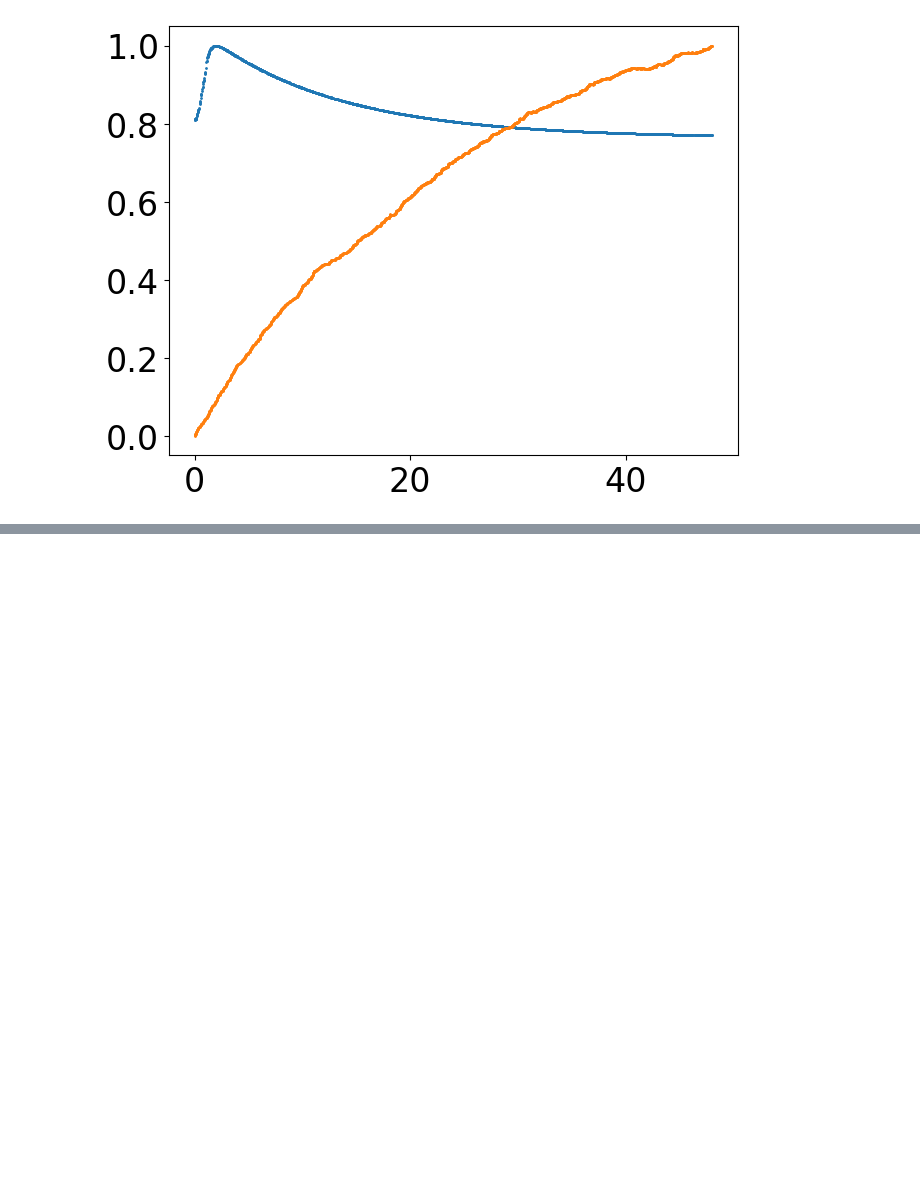
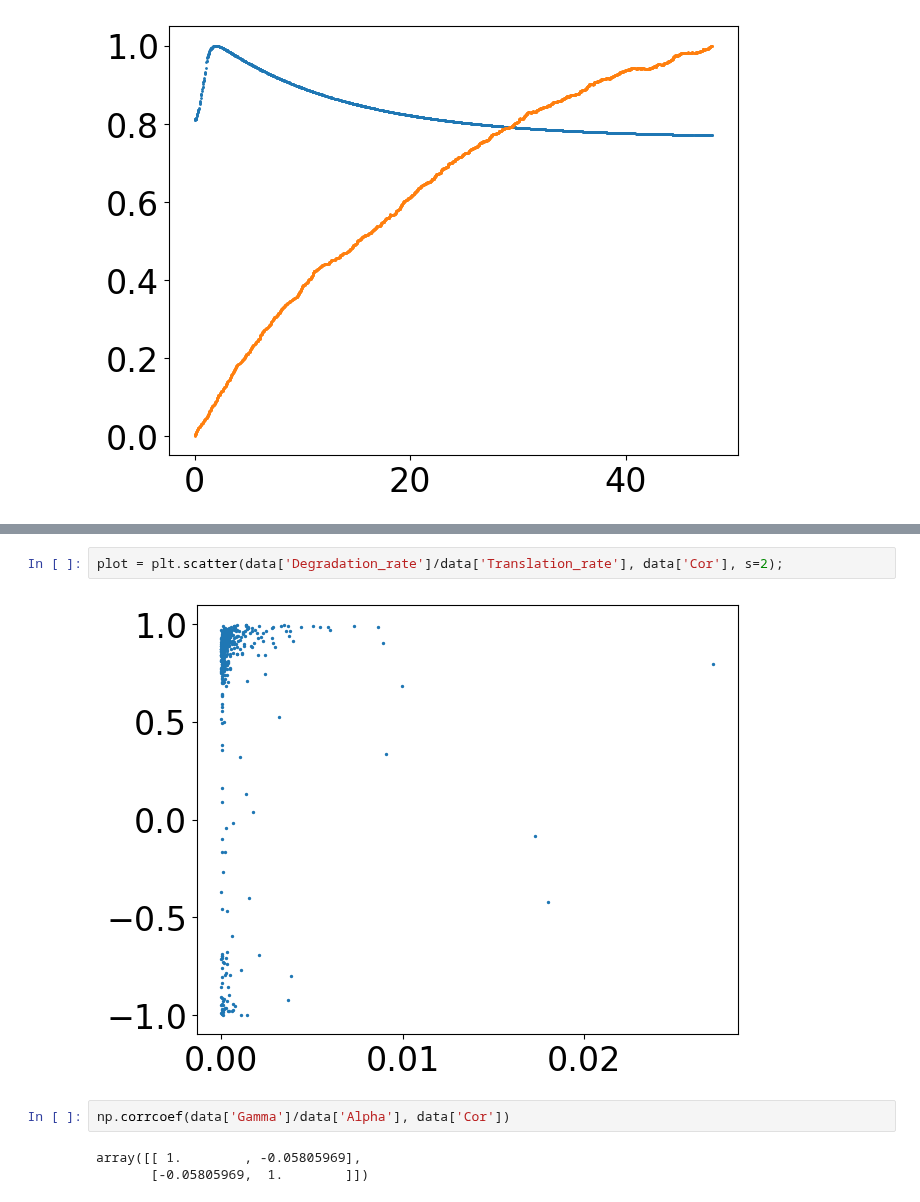
Before and after one commit to reliscu/chronocell_simulations, a Jupyter notebook: simulate_data.ipynb, the cells around one changed output, grey strips where cells are left out. Drawn from its saved outputs; the diff is of its cells as text; blank space fills up the shorter version.

```diff
--- a/simulate_data.ipynb
+++ b/simulate_data.ipynb
@@ -365,0 +335,9 @@ plt.show();
+# %%
+plot = plt.scatter(data['Degradation_rate']/data['Translation_rate'], data['Cor'], s=2);
+# %% [output]
+[figure, added]
+# %%
+np.corrcoef(data['Gamma']/data['Alpha'], data['Cor'])
+# %% [output]
+array([[ 1.        , -0.05805969],
+       [-0.05805969,  1.        ]])
```
Also changed, not shown: parts of 11 cells of this notebook.
